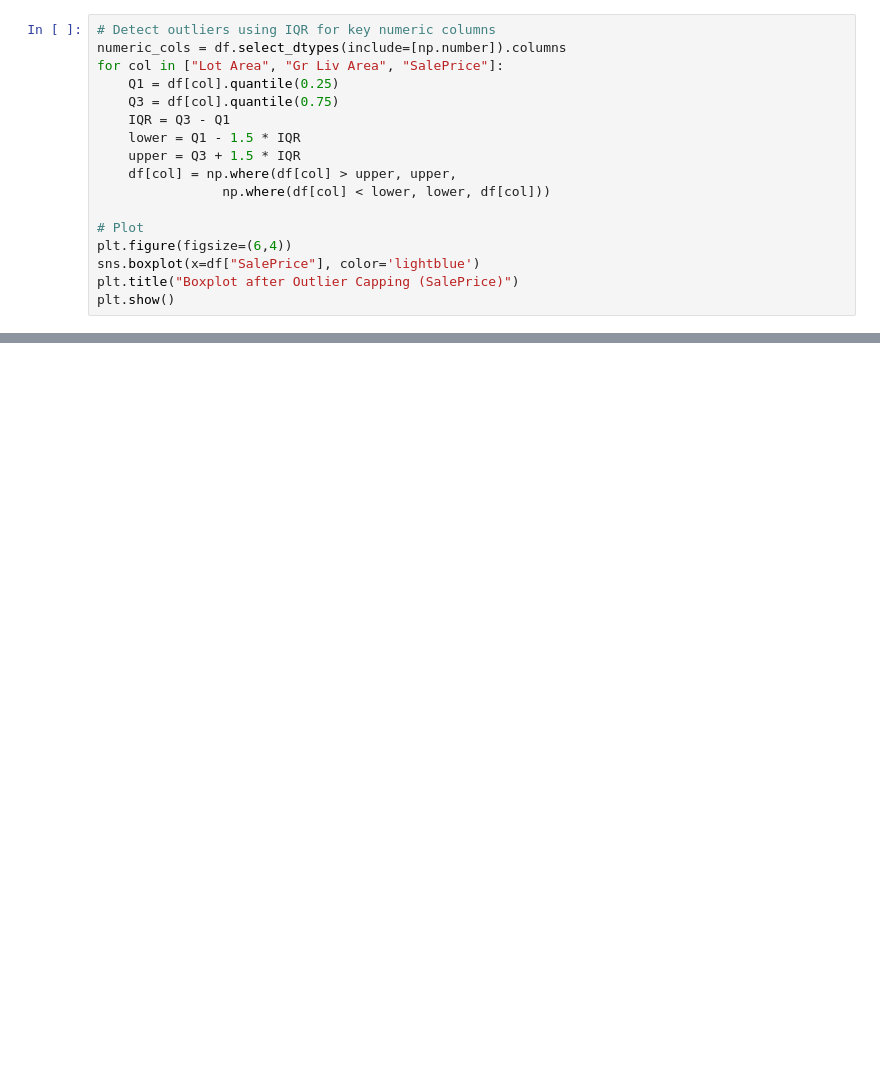
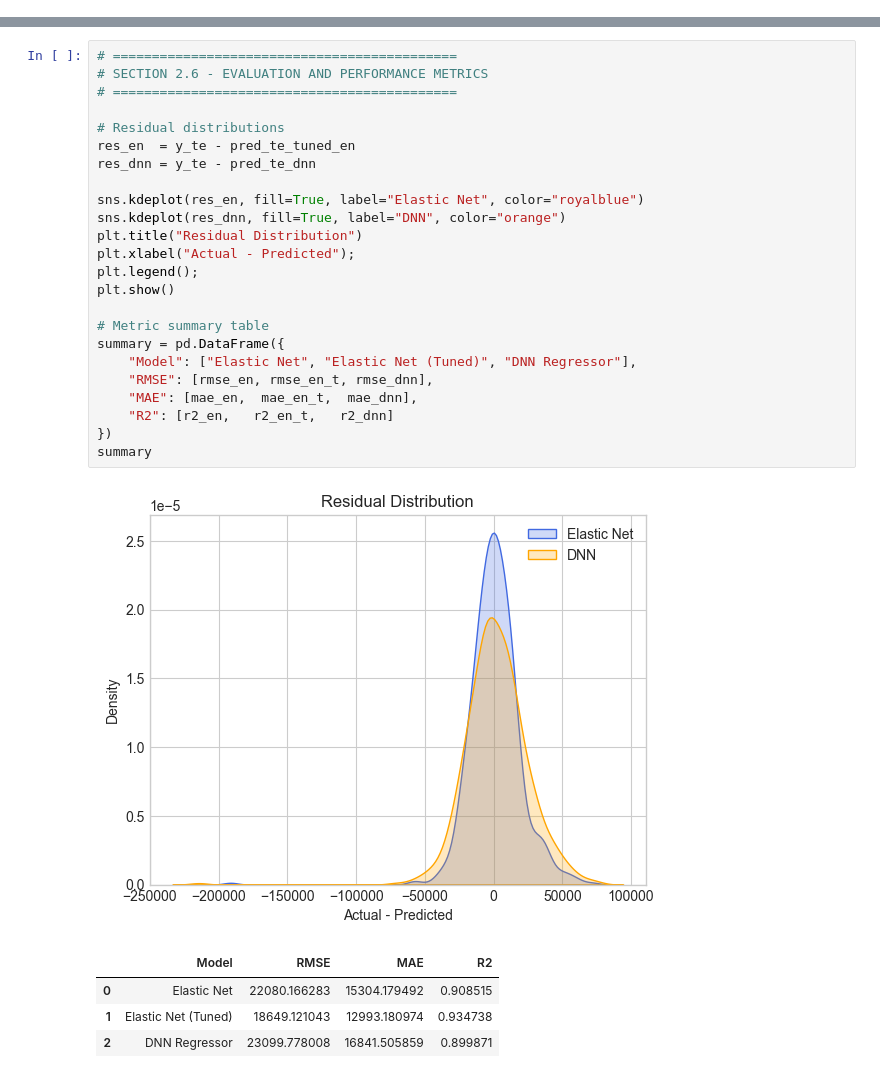
Before and after one commit to poohbae/MachineLearning, a Jupyter notebook: Regression.ipynb, the cells around one changed output, grey strips where cells are left out. Saved outputs shown, nothing was run; the diff lists cells and outputs as text; blank space fills up the shorter version.

Commit message:
Change one to deep learning model

```diff
--- a/Regression.ipynb
+++ b/Regression.ipynb
@@ -99,17 +0,0 @@ print("Remaining missing values:", df.isnull().sum().sum())
-# %%
-# Detect outliers using IQR for key numeric columns
-numeric_cols = df.select_dtypes(include=[np.number]).columns
-for col in ["Lot Area", "Gr Liv Area", "SalePrice"]:
-    Q1 = df[col].quantile(0.25)
-    Q3 = df[col].quantile(0.75)
-    IQR = Q3 - Q1
-    lower = Q1 - 1.5 * IQR
-    upper = Q3 + 1.5 * IQR
-    df[col] = np.where(df[col] > upper, upper,
-                np.where(df[col] < lower, lower, df[col]))
-
-# Plot
-plt.figure(figsize=(6,4))
-sns.boxplot(x=df["SalePrice"], color='lightblue')
-plt.title("Boxplot after Outlier Capping (SalePrice)")
-plt.show()
@@ -428,0 +343,30 @@ plt.show()
+# %%
+# ============================================
+# SECTION 2.6 - EVALUATION AND PERFORMANCE METRICS
+# ============================================
+
+# Residual distributions
+res_en  = y_te - pred_te_tuned_en
+res_dnn = y_te - pred_te_dnn
+
+sns.kdeplot(res_en, fill=True, label="Elastic Net", color="royalblue")
+sns.kdeplot(res_dnn, fill=True, label="DNN", color="orange")
+plt.title("Residual Distribution")
+plt.xlabel("Actual - Predicted");
+plt.legend();
+plt.show()
+
+# Metric summary table
+summary = pd.DataFrame({
+    "Model": ["Elastic Net", "Elastic Net (Tuned)", "DNN Regressor"],
+    "RMSE": [rmse_en, rmse_en_t, rmse_dnn],
+    "MAE": [mae_en,  mae_en_t,  mae_dnn],
+    "R2": [r2_en,   r2_en_t,   r2_dnn]
+})
+summary
+# %% [output]
+[figure, added]
+|  | Model | RMSE | MAE | R2 |
+| 0 | Elastic Net | 22080.166283 | 15304.179492 | 0.908515 |
+| 1 | Elastic Net (Tuned) | 18649.121043 | 12993.180974 | 0.934738 |
+| 2 | DNN Regressor | 23099.778008 | 16841.505859 | 0.899871 |
```
Also changed, not shown: parts of 42 cells of this notebook, 2 other files.
